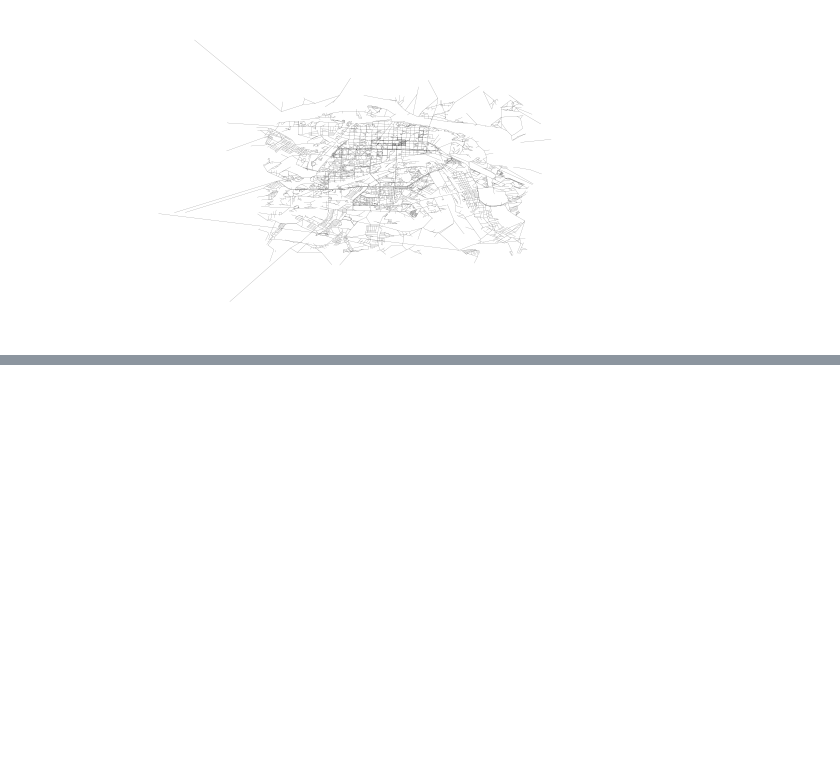
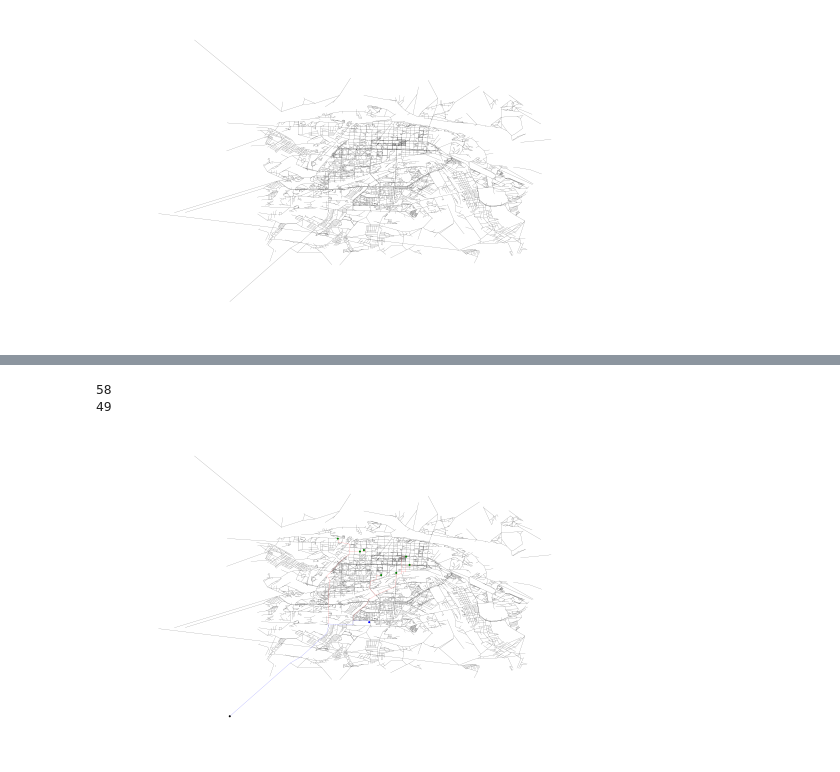
Before and after one commit to KVladimr/Graphs_project, a Jupyter notebook: Graphs.ipynb, the cells around one changed output, grey strips where cells are left out. Cells and saved outputs as stored; diff of their text form; code cells hidden in the pictures; blank space fills up the shorter version.

```diff
--- a/Graphs.ipynb
+++ b/Graphs.ipynb
@@ -40,8 +52,8 @@ with open('adjacency_list.csv', 'w') as file:
     file.write(adj_list_str)
 # %%
 list_str = ''
-for k, v in pos.items():
-    list_str += ','.join([k, str(v[0]), str(v[1])]) + '\n'
+for node in G.nodes:
+    list_str += ','.join([node, str(G.nodes[node]['pos'][0]), str(G.nodes[node]['pos'][0])]) + '\n'
 with open('coordinates.csv', 'w') as file:
     file.write(list_str)
 # %%
@@ -51,11 +63,11 @@ options = {
     'node_color': 'black',
     'node_size': 0,
     'width': 0.1,
-    'pos': pos
+    'pos': nx.get_node_attributes(G, 'pos')
 }
 nx.draw(G, **options)
 plt.axis('off')
-plt.savefig("graph_Kirov.png", dpi=3000)
-#plt.savefig("graph_Kirov.pdf")
+#plt.savefig("graph_Kirov.png", dpi=3000)
+plt.savefig("graph_Kirov.pdf")
 # %% [output]
 [figure]
@@ -61,0 +247,36 @@ plt.savefig("graph_Kirov.png", dpi=3000)
+# %%
+def save_pdf(G, filename, labels_dict = {}):
+    options = {
+        'node_color': list(nx.get_node_attributes(G, 'nd_color').values()),
+        'edge_color': nx.get_edge_attributes(G, 'color').values(),
+        'node_size': list(nx.get_node_attributes(G, 'nd_size').values()),
+        'width': 0.1,
+        'pos': nx.get_node_attributes(G, 'pos'),
+        'labels': labels_dict,
+        'font_size': 1
+    }
+
+    nx.draw(G, **options)
+    plt.axis('off')
+    plt.savefig(filename + ".pdf")
+
+#save_pdf(G, "path_to_hospital")
+# %%
+def enter_coordinates():
+    x, y = float(input()), float(input())
+    current_min = math.inf
+    for node in G.nodes:
+        dist = euclidean_distance(G.nodes[node]['pos'], (x,y))
+        if dist < current_min:
+            current_min = dist
+            closest_node = node
+    return closest_node
+
+closest_node = enter_coordinates()
+ways_to_hospitals(G, closest_node, hospitals, 'Dijkstra')
+save_pdf(G, "path_to_hospital")
+# exml: 58.5858335 49.6568659
+# %% [output]
+58
+49
+[figure, added]
```
Also changed, not shown: parts of 10 cells of this notebook, 5 other files.
